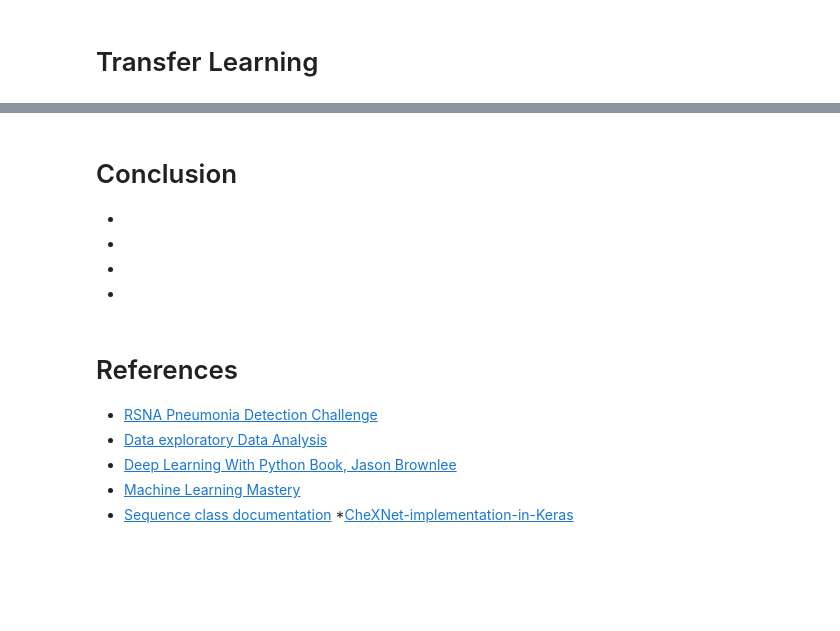
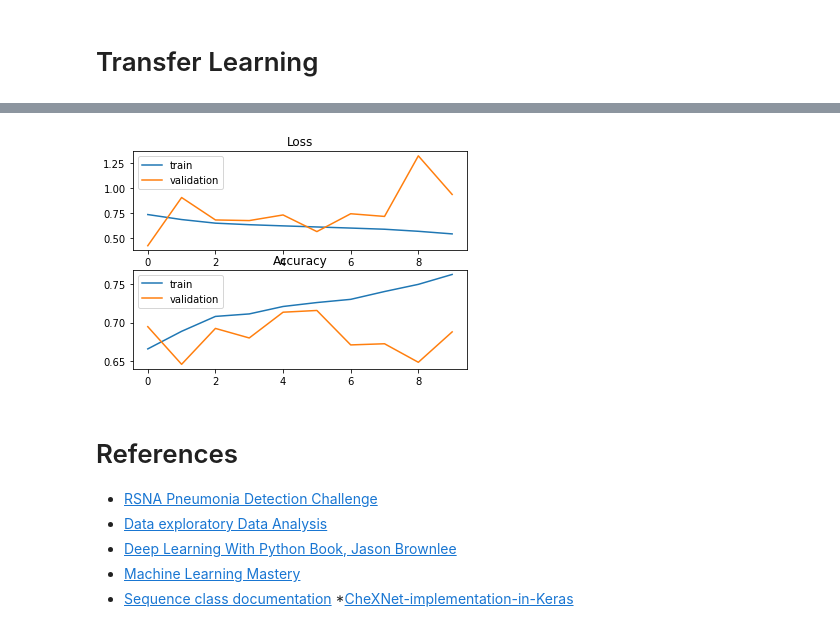
Before and after one commit to omarsayed7/RSNA-Pneumonia-Detection, a Jupyter notebook: RSNA_Pneumonia_Detection.ipynb, the cells around one changed output, grey strips where cells are left out. Saved outputs shown, nothing was run; the diff lists cells and outputs as text; code cells hidden in the pictures; blank space fills up the shorter version.

```diff
--- a/RSNA_Pneumonia_Detection.ipynb
+++ b/RSNA_Pneumonia_Detection.ipynb
@@ -549,9 +550,11 @@ class DataGenerator(keras.utils.Sequence):
     img = dcm_data.pixel_array
     img = cv2.resize(img,dim)
     img = img.reshape((dim[0],dim[1],1))
-    params = self.transform.get_random_transform(img.shape)
-    if self.transform:
+    if not self.transform == None:
+      params = self.transform.get_random_transform(img.shape)
       img = self.transform.apply_transform(img,params)
+    else:
+      img = np.float32(img) / 255.
     return img
 
   def get_label(self,patientId, n_classes):
@@ -833,23 +860,17 @@ Trainable params: 6,956,931
 Non-trainable params: 83,648
 __________________________________________________________________________________________________
 # %%
-#Data Generator
-transform = ImageDataGenerator(rotation_range=15,
-                               rescale = 1/255. ,
-                               horizontal_flip=True,
-                               zoom_range=[0.5,1.0])
-
 train_generator = DataGenerator(data_csv = training_info, img_dir='train',
-                                batch_size=32, dim=(256,256), n_classes=3, transform=transform)
+                                batch_size=32, dim=(256,256), n_classes=3)
 
 validation_generator = DataGenerator(data_csv = validation_info, img_dir='validation',
-                                batch_size=32, dim=(256,256), n_classes=3,transform=transform)
+                                batch_size=32, dim=(256,256), n_classes=3)
 # Train model on dataset
 model.compile(loss='categorical_crossentropy',
               optimizer=optimizers.Adam(lr=0.001),
               metrics=['acc'])
 history2 = model.fit_generator(generator=train_generator,
-                  validation_data=validation_generator,use_multiprocessing =True, epochs= 25)
+                  validation_data=validation_generator,use_multiprocessing =True, epochs= 10)
 
 
 # plot loss during training
@@ -874,12 +910,4 @@ Epoch 3/25
+[figure, added]
-# %% [markdown]
-# Conclusion
-*
-
-*
-
-*
-
-*
 # %% [markdown]
 # References
 * [RSNA Pneumonia Detection Challenge](https://www.kaggle.com/c/rsna-pneumonia-detection-challenge?rvi=1)
```
Also changed, not shown: parts of 11 cells of this notebook.
